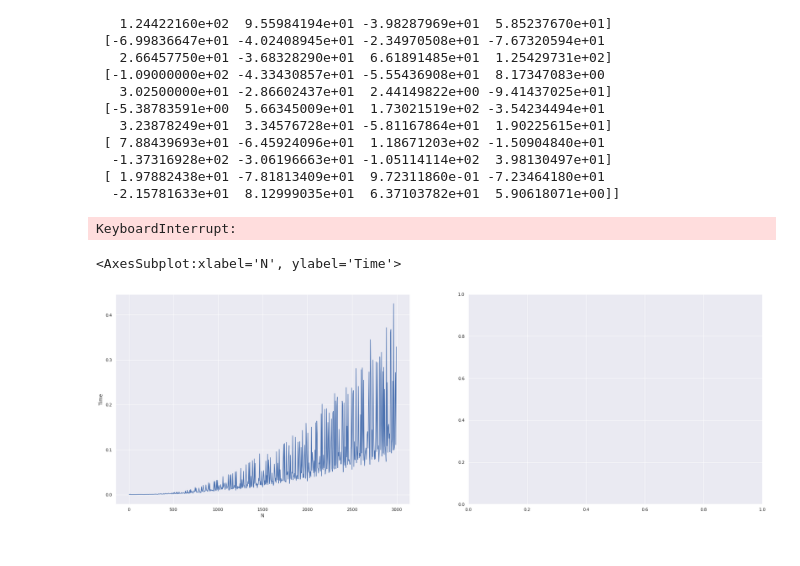
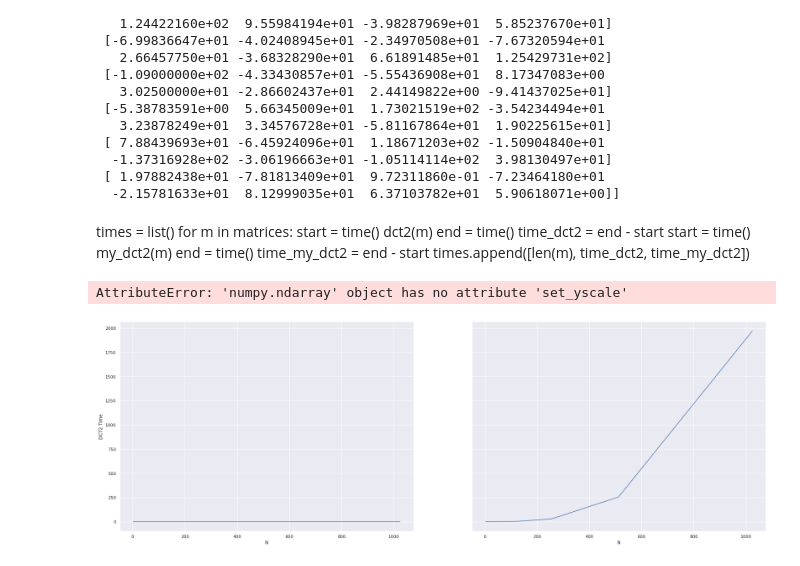
Before and after one commit to epi-xel/dct-compression, a Jupyter notebook: my-dct/main.ipynb, the cells around one changed output. Cells and saved outputs as stored; diff of their text form; code cells hidden in the pictures.

```diff
--- a/my-dct/main.ipynb
+++ b/my-dct/main.ipynb
@@ -45,7 +47,3 @@ print(dct2(mat))
   -1.37316928e+02 -3.06196663e+01 -1.05114114e+02  3.98130497e+01]
  [ 1.97882438e+01 -7.81813409e+01  9.72311860e-01 -7.23464180e+01
   -2.15781633e+01  8.12999035e+01  6.37103782e+01  5.90618071e+00]]
-# %%
-matrices = []
-for N in range(1, 50, 1):
-    matrices.append(np.random.randint(0, 300, size=(N, N)))
@@ -51,0 +54,4 @@ for N in range(1, 50, 1):
+# %%
+def new_matrix(N):
+    return np.random.randint(0, 300, size=(N, N))
+matrices = Parallel(n_jobs=5)(delayed(new_matrix)(N) for N in (2**p for p in range(1, 11)))
@@ -89,26 +113,41 @@ print(my_dct2(mat))
   -1.37316928e+02 -3.06196663e+01 -1.05114114e+02  3.98130497e+01]
  [ 1.97882438e+01 -7.81813409e+01  9.72311860e-01 -7.23464180e+01
   -2.15781633e+01  8.12999035e+01  6.37103782e+01  5.90618071e+00]]
+# %% [markdown]
+times = list()
+for m in matrices:
+    start = time()
+    dct2(m)
+    end = time()
+    time_dct2 = end - start
+    start = time()
+    my_dct2(m)
+    end = time()
+    time_my_dct2 = end - start
+    times.append([len(m), time_dct2, time_my_dct2])
 # %%
-times = list()
-for m in matrices:
+def process(mat):
+    print("... Computing DCT2 - Matrix size: ", len(mat))
     start = time()
-    dct2(m)
+    dct2(mat)
     end = time()
     time_dct2 = end - start
     start = time()
-    my_dct2(m)
+    my_dct2(mat)
     end = time()
     time_my_dct2 = end - start
-    times.append([len(m), time_dct2, time_my_dct2])
+    print("DONE Computed DCT2 - Matrix size: ", len(mat))
+    return [len(mat), time_dct2, time_my_dct2]
-# %% [output]
-KeyboardInterrupt:
+# %%
+times = Parallel(n_jobs=7)(delayed(process)(m) for m in matrices)
 # %%
 sns.set_theme(style="darkgrid")
 df = pd.DataFrame(times, columns=['N', 'DCT2 Time', 'My DCT2 Time'])
 fig, ax = plt.subplots(1, 2, figsize=(30, 10), sharey=True)
-sns.lineplot(data=df, x="N", y="DCT2 Time", ax=ax[0])
-sns.lineplot(data=df, x="N", y="My DCT2 Time", ax=ax[1])
+ax1 = sns.lineplot(data=df, x="N", y="DCT2 Time", ax=ax[0])
+ax2 = sns.lineplot(data=df, x="N", y="My DCT2 Time", ax=ax[1])
+ax1.set_yscale('log')
+ax2.set_yscale('log')
 # %% [output]
-<AxesSubplot:xlabel='N', ylabel='Time'>
+AttributeError: 'numpy.ndarray' object has no attribute 'set_yscale'
-[figure, old version]
+[figure, new version]
```
Also changed, not shown: parts of 3 cells of this notebook, 2 other files.
